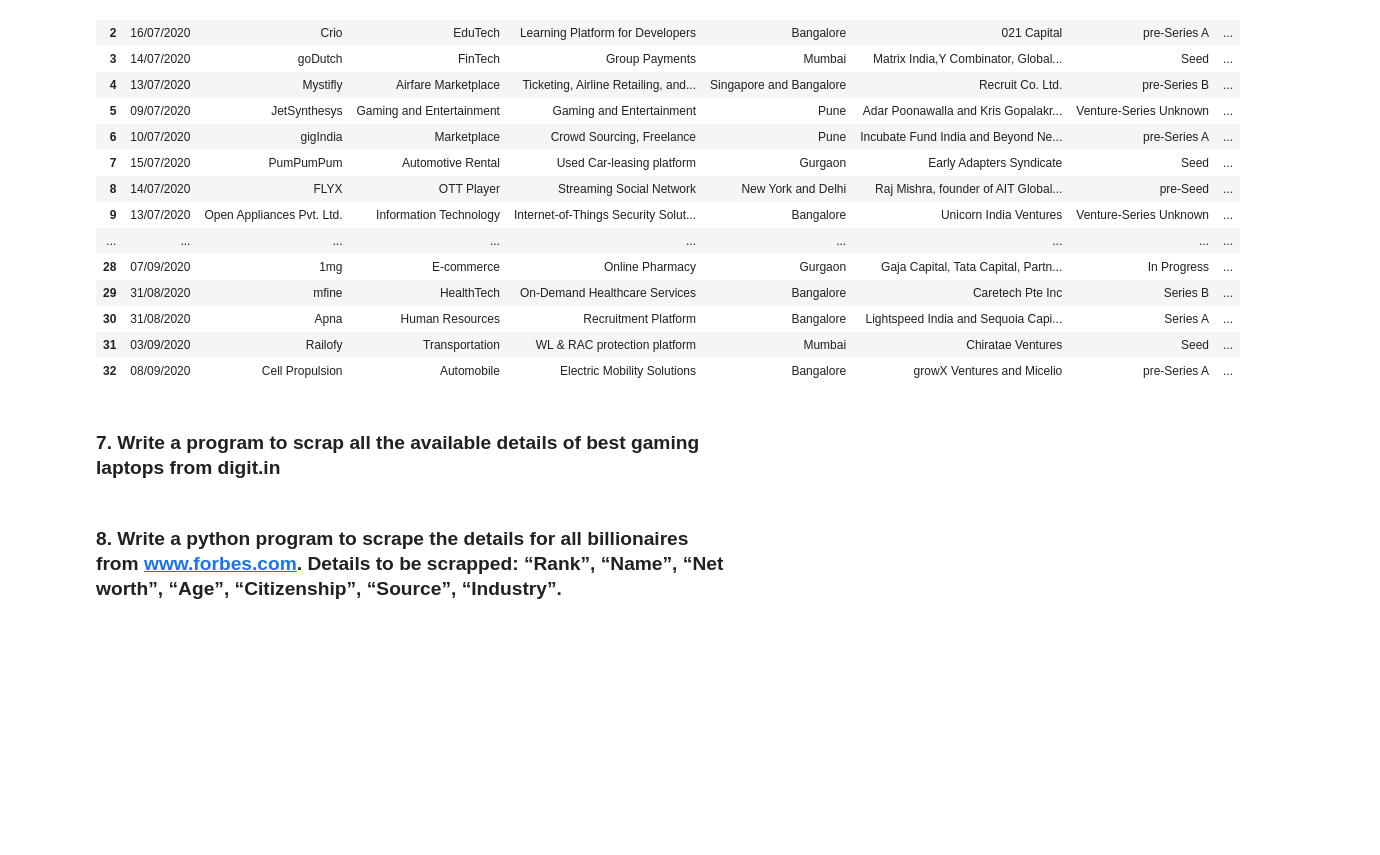
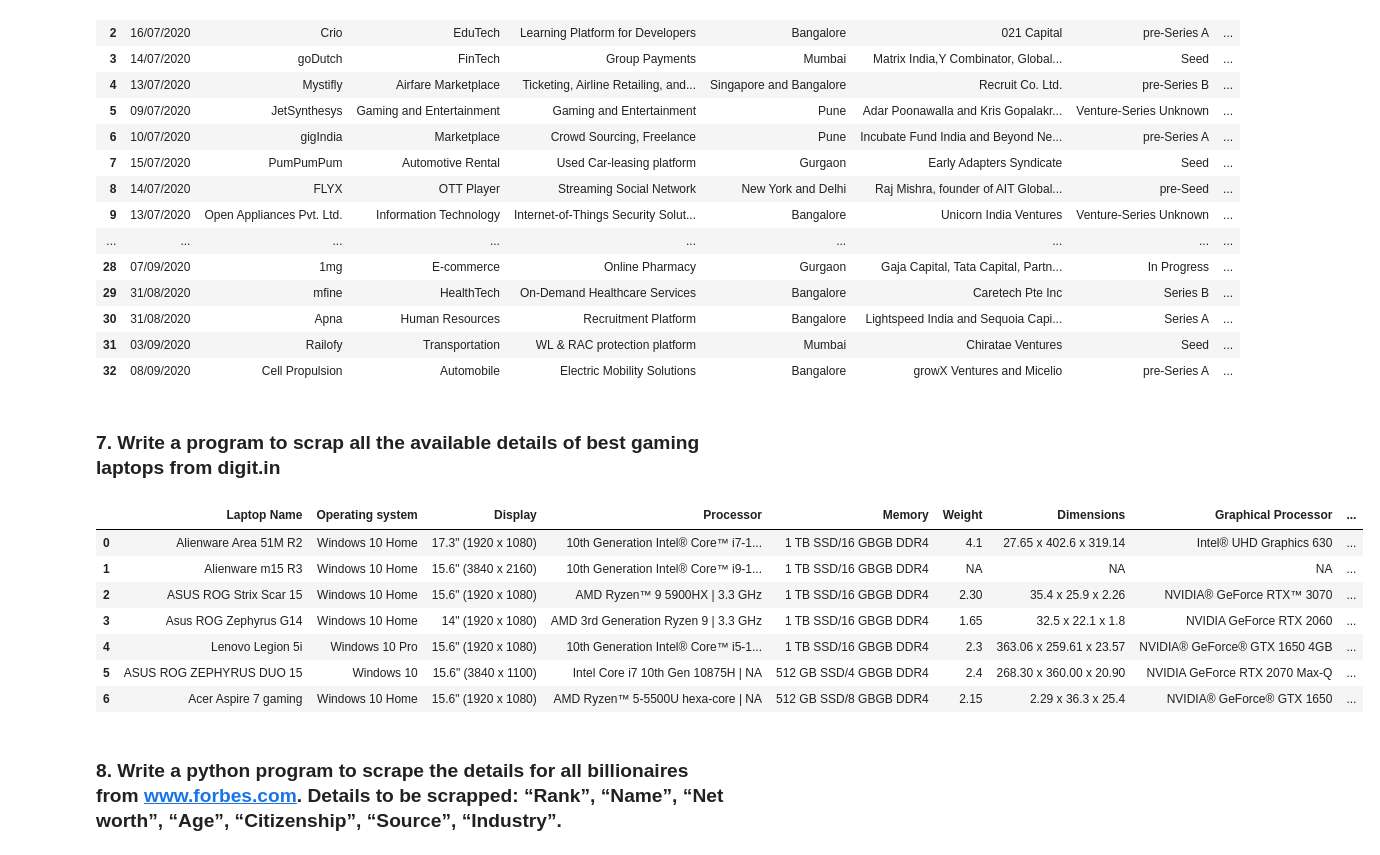
Before and after one commit to Aliakbar2/WEB-SCRAPING-ASSIGNMENT-1, a Jupyter notebook: web_scraping_assignment3_SOLVED.ipynb, the cells around one changed output. Cells and saved outputs as stored; diff of their text form; code cells hidden in the pictures; blank space fills up the shorter version.

```diff
--- a/web_scraping_assignment3_SOLVED.ipynb
+++ b/web_scraping_assignment3_SOLVED.ipynb
@@ -515,0 +740,23 @@ time.sleep(3)
+# %%
+#Creating the dataframe from the scraped data
+Gaming_Laptop=pd.DataFrame({})
+Gaming_Laptop['Laptop Name'] = lap_name
+Gaming_Laptop['Operating system'] = ope_sys
+Gaming_Laptop['Display'] = display
+Gaming_Laptop['Processor'] = processor
+Gaming_Laptop['Memory'] = memory
+Gaming_Laptop['Weight'] = weight
+Gaming_Laptop['Dimensions'] = dimensions
+Gaming_Laptop['Graphical Processor'] = graph_proc
+Gaming_Laptop['Price'] = price
+# %%
+Gaming_Laptop
+# %% [output]
+|  | Laptop Name | Operating system | Display | Processor | Memory | Weight | Dimensions | Graphical Processor | ... |
+| 0 | Alienware Area 51M R2 | Windows 10 Home | 17.3" (1920 x 1080) | 10th Generation Intel® Core™ i7-1... | 1 TB SSD/16 GBGB DDR4 | 4.1 | 27.65 x 402.6 x 319.14 | Intel® UHD Graphics 630 | ... |
+| 1 | Alienware m15 R3 | Windows 10 Home | 15.6" (3840 x 2160) | 10th Generation Intel® Core™ i9-1... | 1 TB SSD/16 GBGB DDR4 | NA | NA | NA | ... |
+| 2 | ASUS ROG Strix Scar 15 | Windows 10 Home | 15.6" (1920 x 1080) | AMD Ryzen™ 9 5900HX | 3.3 GHz | 1 TB SSD/16 GBGB DDR4 | 2.30 | 35.4 x 25.9 x 2.26 | NVIDIA® GeForce RTX™ 3070 | ... |
+| 3 | Asus ROG Zephyrus G14 | Windows 10 Home | 14" (1920 x 1080) | AMD 3rd Generation Ryzen 9 | 3.3 GHz | 1 TB SSD/16 GBGB DDR4 | 1.65 | 32.5 x 22.1 x 1.8 | NVIDIA GeForce RTX 2060 | ... |
+| 4 | Lenovo Legion 5i | Windows 10 Pro | 15.6" (1920 x 1080) | 10th Generation Intel® Core™ i5-1... | 1 TB SSD/16 GBGB DDR4 | 2.3 | 363.06 x 259.61 x 23.57 | NVIDIA® GeForce® GTX 1650 4GB | ... |
+| 5 | ASUS ROG ZEPHYRUS DUO 15 | Windows 10 | 15.6" (3840 x 1100) | Intel Core i7 10th Gen 10875H | NA | 512 GB SSD/4 GBGB DDR4 | 2.4 | 268.30 x 360.00 x 20.90 | NVIDIA GeForce RTX 2070 Max-Q | ... |
+| 6 | Acer Aspire 7 gaming | Windows 10 Home | 15.6" (1920 x 1080) | AMD Ryzen™ 5-5500U hexa-core | NA | 512 GB SSD/8 GBGB DDR4 | 2.15 | 2.29 x 36.3 x 25.4 | NVIDIA® GeForce® GTX 1650 | ... |
```
Also changed, not shown: parts of 26 cells of this notebook.
